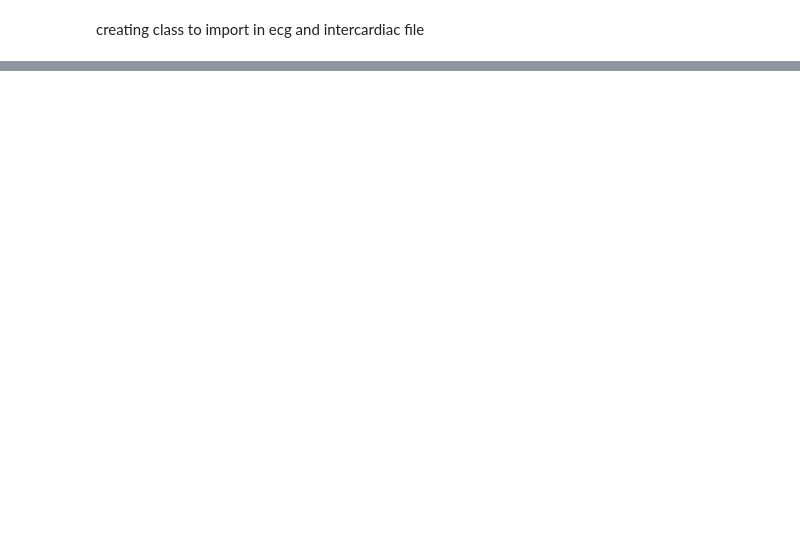
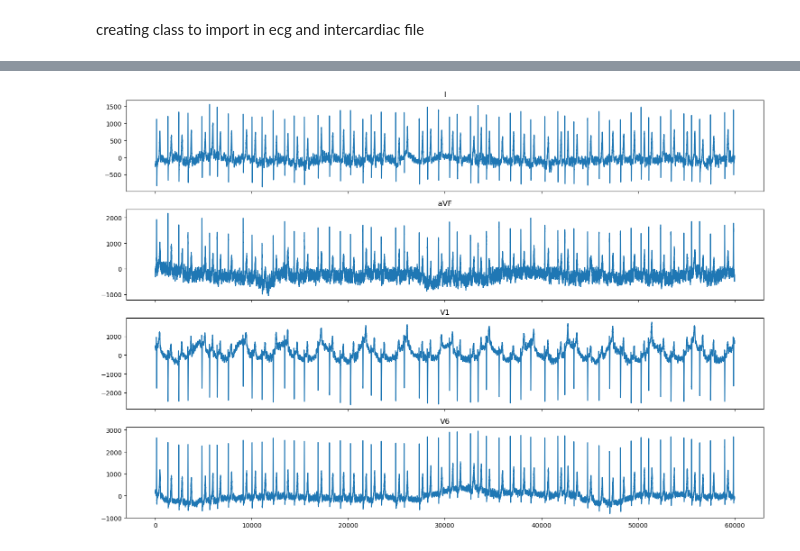
Before and after one commit to omare334/CVD_project, a Jupyter notebook: importing_leads/numpy_ecg.ipynb, the cells around one changed output, grey strips where cells are left out. Cells and saved outputs as stored; diff of their text form; code cells hidden in the pictures; blank space fills up the shorter version.

Commit message:
plotting and processing the ecg and intercardiac signals of one individual

```diff
--- a/importing_leads/numpy_ecg.ipynb
+++ b/importing_leads/numpy_ecg.ipynb
@@ -39,4 +40,5 @@ class TxtFile:
             line = file.readline()
         return line
 # %%
-df = TxtFile("C:/Users/omare/OneDrive/Documents/HDA/CVD_project/importing_leads/RRAF1_pre_1_CS.txt")
+file_path = filepath = "C:/Users/omare/OneDrive/Documents/HDA/CVD_project/importing_leads/RRAF1_pre_1_CS.txt"
+txt_file = TxtFile(file_path, verbose=True)
@@ -61,0 +47,4 @@ df.load_file()
+# %%
+channels = txt_file.channels  # List of channel names
+sample_freq = txt_file.sample_freq  # Sampling frequency
+data = txt_file.data  # Pandas DataFrame with the loaded data
@@ -61,0 +55,18 @@ df.load_file()
+# %%
+# Create an empty dictionary to store the separate arrays for each lead
+lead_arrays = {}
+
+# Extract each lead into a separate NumPy array
+for channel in channels:
+    lead_arrays[channel] = np.array(data[channel])
+
+# Accessing the lead arrays
+for channel, array in lead_arrays.items():
+    print("Channel:", channel)
+    print("Array shape:", array.shape)
+    print("Array:", array)
+    print()
+
+# Example usage: Accessing the 'V1' lead array
+v1_lead = lead_arrays['V1']
+print("V1 lead array shape:", v1_lead.shape)
@@ -61,0 +91,17 @@ df.load_file()
+# %%
+import matplotlib.pyplot as plt
+
+# Assuming 'ecg_leads' is the variable containing the ECG data
+# Assuming 'channels' is the list of channel names you mentioned
+
+fig, axs = plt.subplots(nrows=4, sharex=True, figsize=(15, 10))
+
+# Iterate over each channel and plot the ECG data
+for i, channel in enumerate(channels[:4]):
+    axs[i].plot(ecg_leads[:, i])
+    axs[i].set_title(channel)
+
+plt.tight_layout()
+plt.show()
+# %% [output]
+[figure, added]
```
Also changed, not shown: parts of 9 cells of this notebook.
